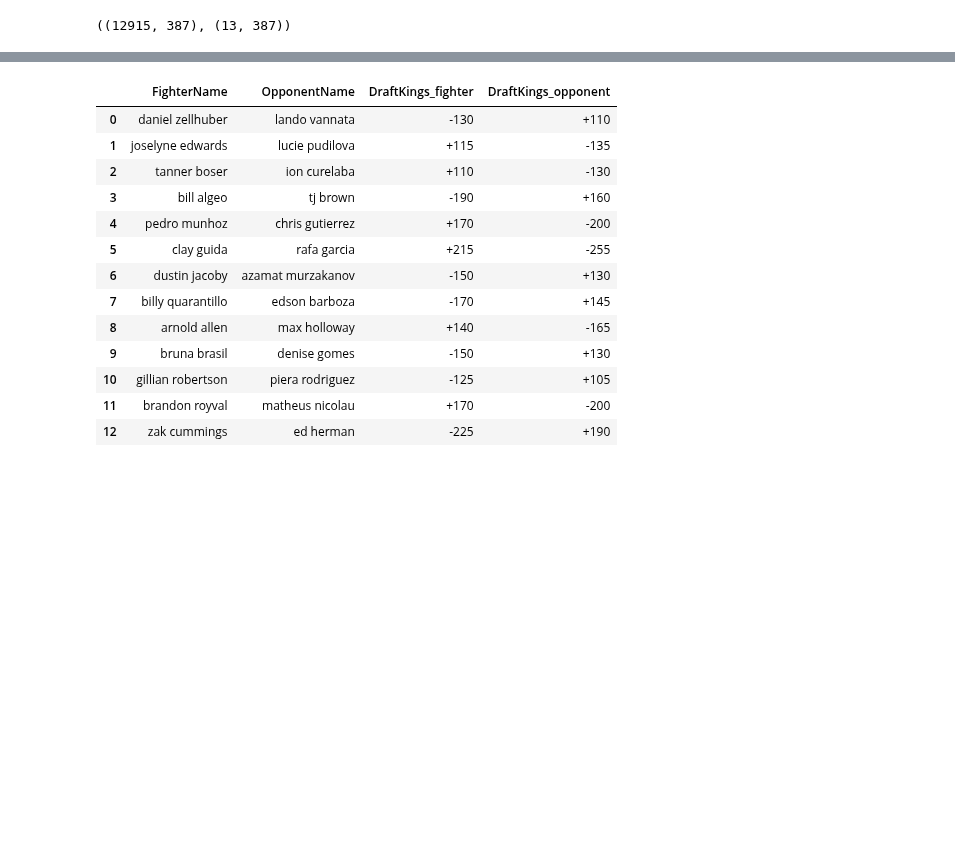
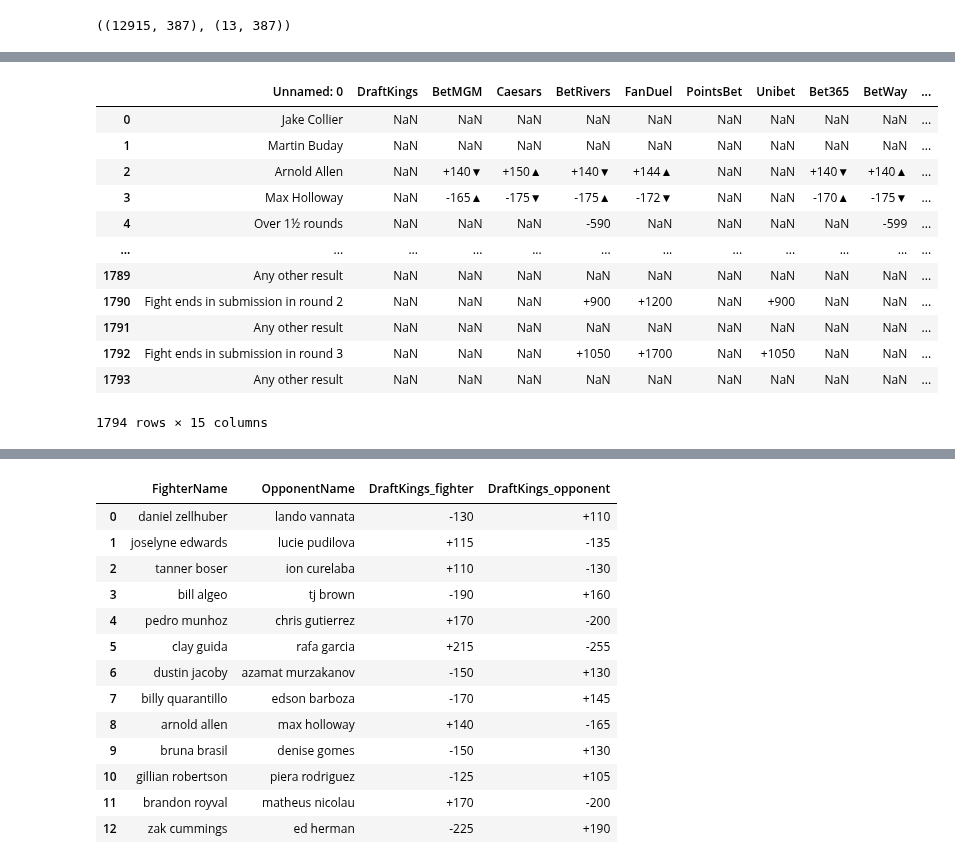
Before and after one commit to John-Curcio/sports, a Jupyter notebook: EXPERIMENTS/2023-04-10_base_template.ipynb, the cells around one changed output, grey strips where cells are left out. Saved outputs shown, nothing was run; the diff lists cells and outputs as text; code cells hidden in the pictures; blank space fills up the shorter version.

```diff
--- a/EXPERIMENTS/2023-04-10_base_template.ipynb
+++ b/EXPERIMENTS/2023-04-10_base_template.ipynb
@@ -1012,0 +942,9 @@ preds_df[["FighterName", "OpponentName",
+# %%
+from scrape.scrape_bfo import EventScraper
+
+# upcoming_url = "https://www.bestfightodds.com/events/ufc-fight-night-224-2776"
+upcoming_url = "https://www.bestfightodds.com/events/ufc-fight-night-holloway-vs-allen-2796"
+scraper = EventScraper(upcoming_url)
+event_df = scraper.get_odds()
+print(event_df.shape)
+event_df.head()
@@ -1012,0 +959,16 @@ preds_df[["FighterName", "OpponentName",
+# %%
+scraper.tables[1]
+# %% [output]
+|  | Unnamed: 0 | DraftKings | BetMGM | Caesars | BetRivers | FanDuel | PointsBet | Unibet | Bet365 | BetWay | ... |
+| 0 | Jake Collier | NaN | NaN | NaN | NaN | NaN | NaN | NaN | NaN | NaN | ... |
+| 1 | Martin Buday | NaN | NaN | NaN | NaN | NaN | NaN | NaN | NaN | NaN | ... |
+| 2 | Arnold Allen | NaN | +140▼ | +150▲ | +140▼ | +144▲ | NaN | NaN | +140▼ | +140▲ | ... |
+| 3 | Max Holloway | NaN | -165▲ | -175▼ | -175▲ | -172▼ | NaN | NaN | -170▲ | -175▼ | ... |
+| 4 | Over 1½ rounds | NaN | NaN | NaN | -590 | NaN | NaN | NaN | NaN | -599 | ... |
+| ... | ... | ... | ... | ... | ... | ... | ... | ... | ... | ... | ... |
+| 1789 | Any other result | NaN | NaN | NaN | NaN | NaN | NaN | NaN | NaN | NaN | ... |
+| 1790 | Fight ends in submission in round 2 | NaN | NaN | NaN | +900 | +1200 | NaN | +900 | NaN | NaN | ... |
+| 1791 | Any other result | NaN | NaN | NaN | NaN | NaN | NaN | NaN | NaN | NaN | ... |
+| 1792 | Fight ends in submission in round 3 | NaN | NaN | NaN | +1050 | +1700 | NaN | +1050 | NaN | NaN | ... |
+| 1793 | Any other result | NaN | NaN | NaN | NaN | NaN | NaN | NaN | NaN | NaN | ... |
+1794 rows × 15 columns
```
Also changed, not shown: parts of 23 cells of this notebook, 1 other file.
